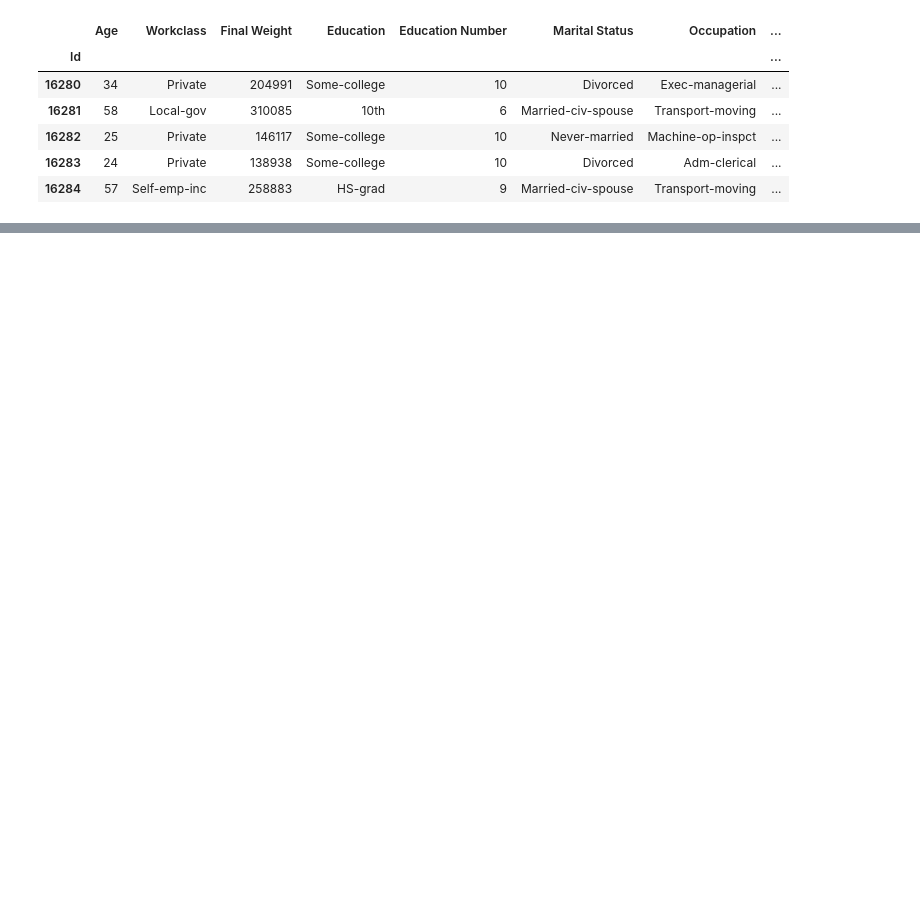
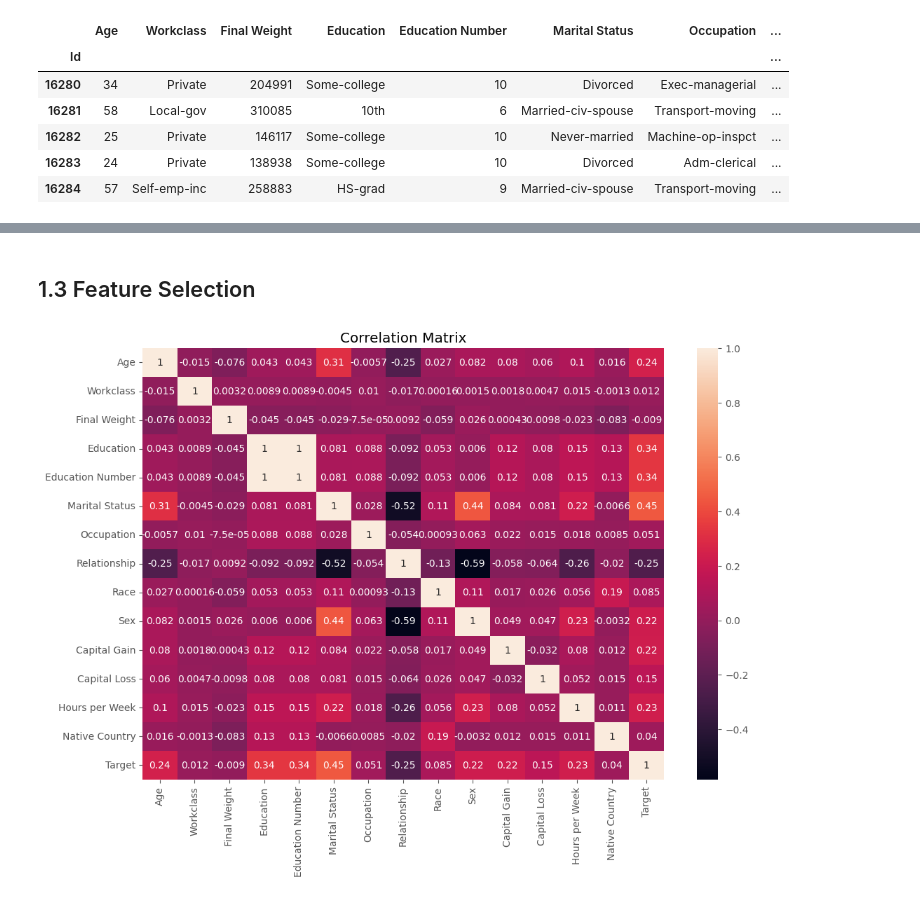
Before and after one commit to henriquefukushima/PMR3508, a Jupyter notebook: ADULT-4classifiers/PMR3508-2024-2-70.IPYNB, the cells around one changed output, grey strips where cells are left out. Cells and saved outputs as stored; diff of their text form; code cells hidden in the pictures; blank space fills up the shorter version.

Commit message:
acceptable version finished, could create a function for training and evaluating models as the same process is repeated for all of them.

```diff
--- a/ADULT-4classifiers/PMR3508-2024-2-70.IPYNB
+++ b/ADULT-4classifiers/PMR3508-2024-2-70.IPYNB
@@ -121,6 +170,8 @@ def income_feat(income):
 # %%
 # Apply binary categorization
-df['Race'] = df['Race'].apply(race_feat)
-df['Native Country'] = df['Native Country'].apply(country_feat)
-df['Sex'] = df['Sex'].apply(sex_feat)
-df['Target'] = df['Target'].apply(income_feat)
+df_train['Race'] = df_train['Race'].apply(race_feat)
+df_train['Native Country'] = df_train['Native Country'].apply(country_feat)
+df_train['Sex'] = df_train['Sex'].apply(sex_feat)
+df_train['Target'] = df_train['Target'].apply(income_feat)
+df_train['Marital Status'] = df_train['Marital Status'].apply(married_feat)
+df_train['Workclass'] = df_train['Workclass'].apply(workclass_feat)
@@ -159,4 +212,4 @@ def education_feat(education):
     elif education == 'Doctorate':
         return 16
 # %%
-df['Education'] = df['Education'].apply(education_feat)
+df_train['Education'] = df_train['Education'].apply(education_feat)
@@ -162,0 +218,8 @@ df['Education'] = df['Education'].apply(education_feat)
+# %%
+# Columns to be encoded
+label_encode_cols = ['Occupation', 'Relationship']
+
+# LabelEncoder
+label_encoder = LabelEncoder()
+for col in label_encode_cols:
+    df_train[col] = label_encoder.fit_transform(df_train[col])
@@ -162,0 +228,6 @@ df['Education'] = df['Education'].apply(education_feat)
+# %%
+# Select numerical columns for normalization
+numerical_cols = ['Age', 'Final Weight', 'Education', 'Education Number', 'Occupation', 'Relationship', 'Capital Gain', 'Capital Loss', 'Hours per Week']
+scaler = StandardScaler()
+df_train[numerical_cols] = scaler.fit_transform(df_train[numerical_cols])
+df_train.head()
@@ -162,0 +242,10 @@ df['Education'] = df['Education'].apply(education_feat)
+# %% [markdown]
+## 1.3 Feature Selection
+# %%
+df_corr = df_train.corr()
+plt.figure(figsize=(12,8))
+plt.title('Correlation Matrix')
+sns.heatmap(df_corr, annot=True)
+plt.show()
+# %% [output]
+[figure, added]
```
Also changed, not shown: parts of 43 cells of this notebook.
